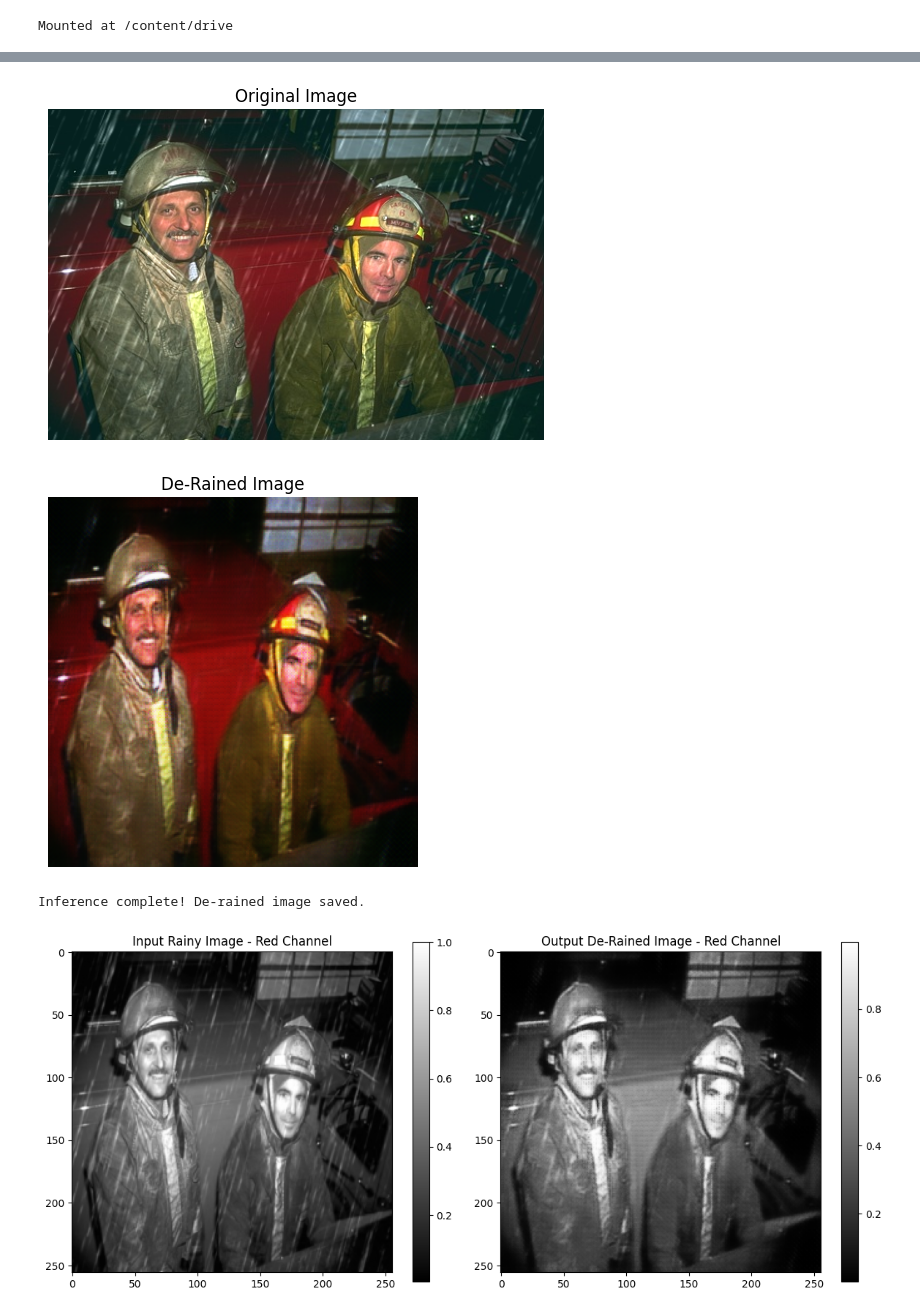
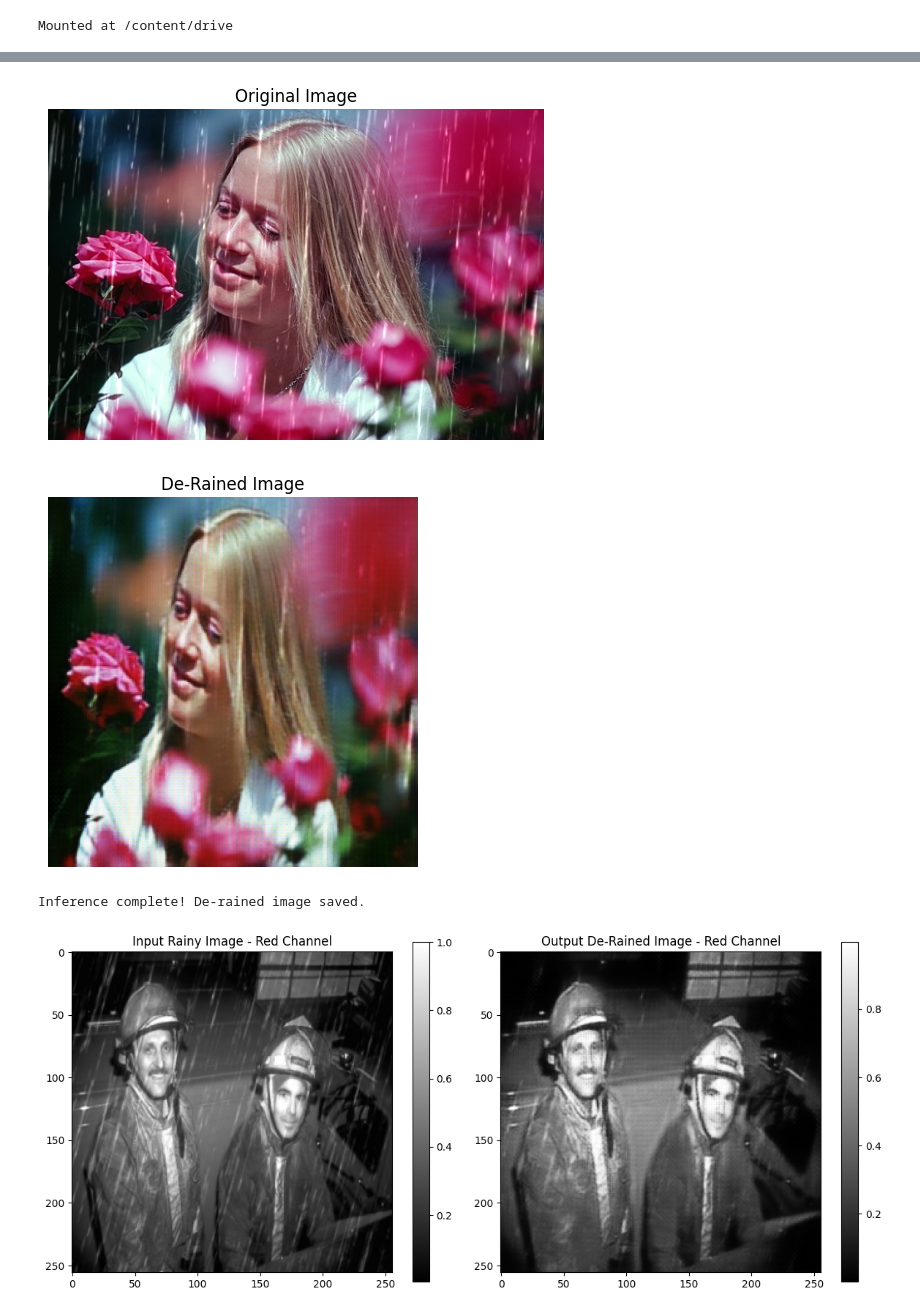
Before and after one commit to AbdulSheffa/IRP, a Jupyter notebook: FYP_GAN.ipynb, the cells around one changed output, grey strips where cells are left out. Saved outputs shown, nothing was run; the diff lists cells and outputs as text; code cells hidden in the pictures.

```diff
--- a/FYP_GAN.ipynb
+++ b/FYP_GAN.ipynb
@@ -797,5 +537,5 @@ print("✅ Merged file saved as:", merged_file)
 # %%
-log_path = "/content/drive/MyDrive/Khabeer - IRP/Dataset/merged_training_log.txt"
+log_path = "/content/drive/MyDrive/Khabeer - IRP/Dataset/model_training_log.txt"
 
 # Read all lines
 with open(log_path, 'r') as f:
@@ -849,5 +638,5 @@ plt.show()
 # %%
-log_path = "/content/drive/MyDrive/Khabeer - IRP/Dataset/merged_training_log.txt"
+log_path = "/content/drive/MyDrive/Khabeer - IRP/Dataset/model_training_log.txt"
 
 # Read all lines
 with open(log_path, 'r') as f:
@@ -1052,40 +866,40 @@ transform = transforms.Compose([
 ])
 
 # ✅ Load new rainy image
-image_path = "/content/drive/MyDrive/Khabeer - IRP/Dataset/Rain100L/input/96.png"
+image_path = "/content/drive/MyDrive/Khabeer - IRP/Dataset/Rain100L/input/62.png"
 img = Image.open(image_path).convert("RGB")
 img_tensor = transform(img).unsqueeze(0).to(device)  # Add batch dimension
 
 # ✅ Perform inference
 with torch.no_grad():
     de_rained_tensor = model_G_A(img_tensor)
 
 # ✅ Convert back to an image
 mean = torch.tensor([0.5, 0.5, 0.5]).view(3, 1, 1).to(device)
 std = torch.tensor([0.5, 0.5, 0.5]).view(3, 1, 1).to(device)
 de_rained_tensor = de_rained_tensor * std + mean  # Denormalization
 de_rained_tensor = torch.clamp(de_rained_tensor, 0, 1)
 
 # ✅ Save the de-rained image
 de_rained_image = to_pil_image(de_rained_tensor.squeeze(0).cpu())
-de_rained_image.save("/content/drive/MyDrive/Khabeer - IRP/Dataset/Test/9t6.png")
+de_rained_image.save("/content/drive/MyDrive/Khabeer - IRP/Dataset/Test/62.png")
 
 plt.imshow(img)
 plt.axis('off')
 plt.title("Original Image")
 plt.show()
 
 plt.imshow(de_rained_image)
 plt.axis('off')
 plt.title("De-Rained Image")
 plt.show()
 
 
 
 print("Inference complete! De-rained image saved.")
 # %% [output]
-[figure, old version]
+[figure, new version]
-[figure, old version]
+[figure, new version]
 Inference complete! De-rained image saved.
 # %%
 import numpy as np
```
Also changed, not shown: parts of 16 cells of this notebook.
